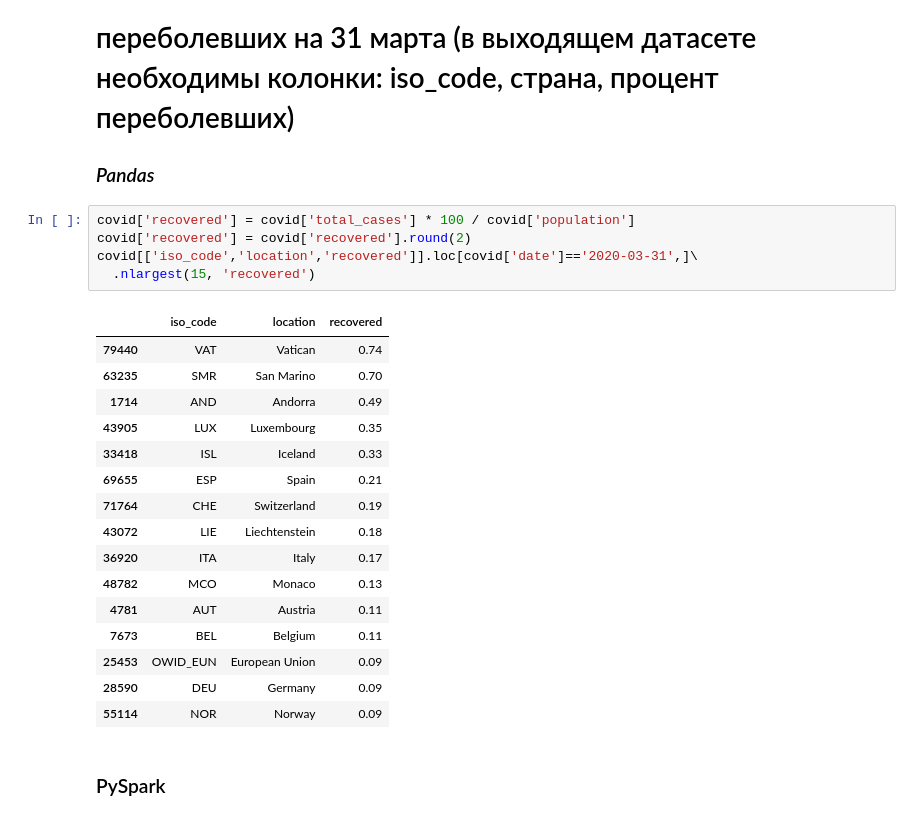
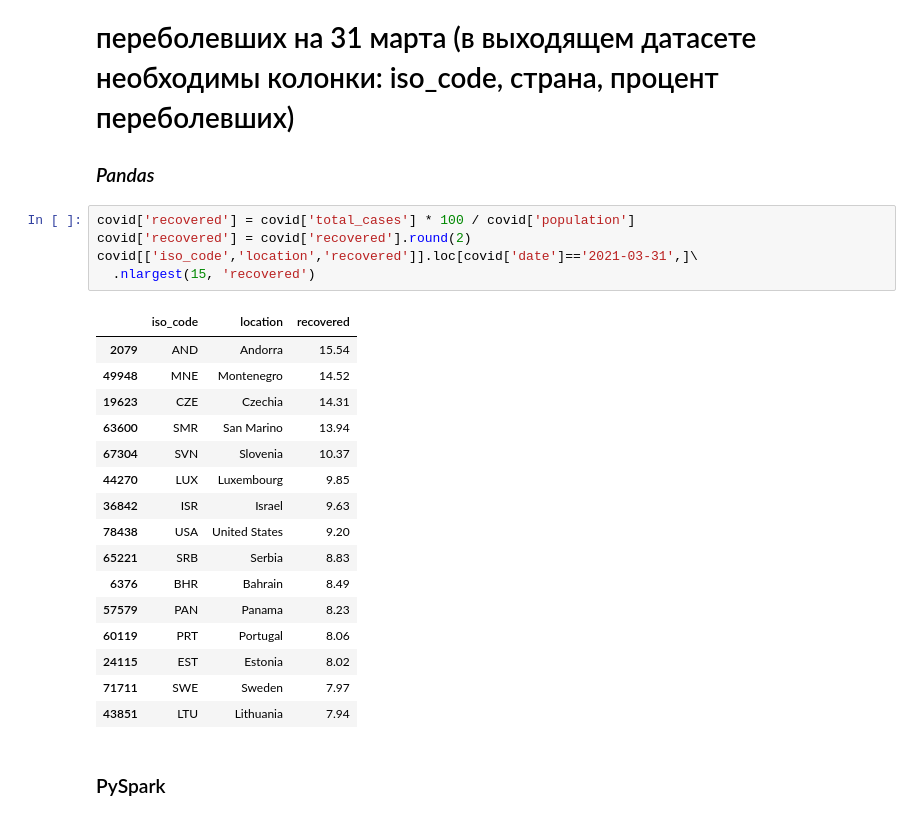
Before and after one commit to Svetorus/Spark, a Jupyter notebook: Spark_SQL.ipynb, the cells around one changed output. Saved outputs shown, nothing was run; the diff lists cells and outputs as text.

```diff
--- a/Spark_SQL.ipynb
+++ b/Spark_SQL.ipynb
@@ -96,25 +96,25 @@ Index(['iso_code', 'continent', 'location', 'date', 'total_cases', 'new_cases',
 # %%
 covid['recovered'] = covid['total_cases'] * 100 / covid['population']
 covid['recovered'] = covid['recovered'].round(2)
-covid[['iso_code','location','recovered']].loc[covid['date']=='2020-03-31',]\
+covid[['iso_code','location','recovered']].loc[covid['date']=='2021-03-31',]\
   .nlargest(15, 'recovered')
 # %% [output]
 |  | iso_code | location | recovered |
-| 79440 | VAT | Vatican | 0.74 |
-| 63235 | SMR | San Marino | 0.70 |
-| 1714 | AND | Andorra | 0.49 |
-| 43905 | LUX | Luxembourg | 0.35 |
-| 33418 | ISL | Iceland | 0.33 |
-| 69655 | ESP | Spain | 0.21 |
-| 71764 | CHE | Switzerland | 0.19 |
-| 43072 | LIE | Liechtenstein | 0.18 |
-| 36920 | ITA | Italy | 0.17 |
-| 48782 | MCO | Monaco | 0.13 |
-| 4781 | AUT | Austria | 0.11 |
-| 7673 | BEL | Belgium | 0.11 |
-| 25453 | OWID_EUN | European Union | 0.09 |
-| 28590 | DEU | Germany | 0.09 |
-| 55114 | NOR | Norway | 0.09 |
+| 2079 | AND | Andorra | 15.54 |
+| 49948 | MNE | Montenegro | 14.52 |
+| 19623 | CZE | Czechia | 14.31 |
+| 63600 | SMR | San Marino | 13.94 |
+| 67304 | SVN | Slovenia | 10.37 |
+| 44270 | LUX | Luxembourg | 9.85 |
+| 36842 | ISR | Israel | 9.63 |
+| 78438 | USA | United States | 9.20 |
+| 65221 | SRB | Serbia | 8.83 |
+| 6376 | BHR | Bahrain | 8.49 |
+| 57579 | PAN | Panama | 8.23 |
+| 60119 | PRT | Portugal | 8.06 |
+| 24115 | EST | Estonia | 8.02 |
+| 71711 | SWE | Sweden | 7.97 |
+| 43851 | LTU | Lithuania | 7.94 |
 # %% [markdown]
 ### PySpark
 # %%
```
Also changed, not shown: parts of 11 cells of this notebook.
